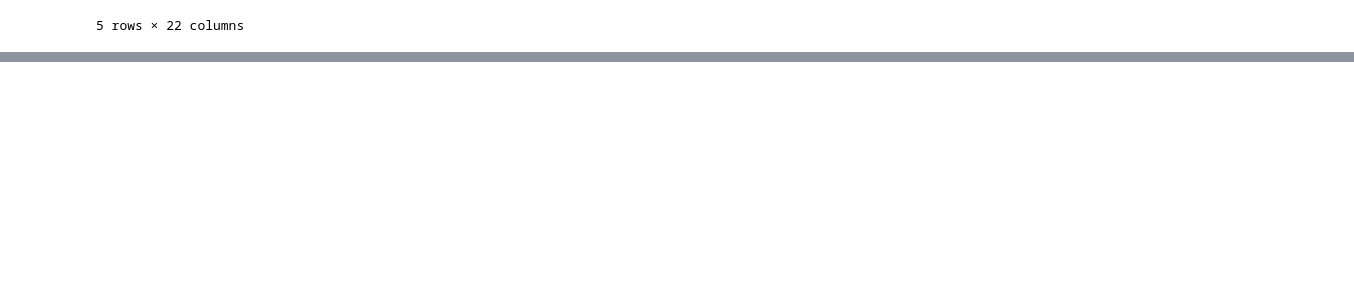
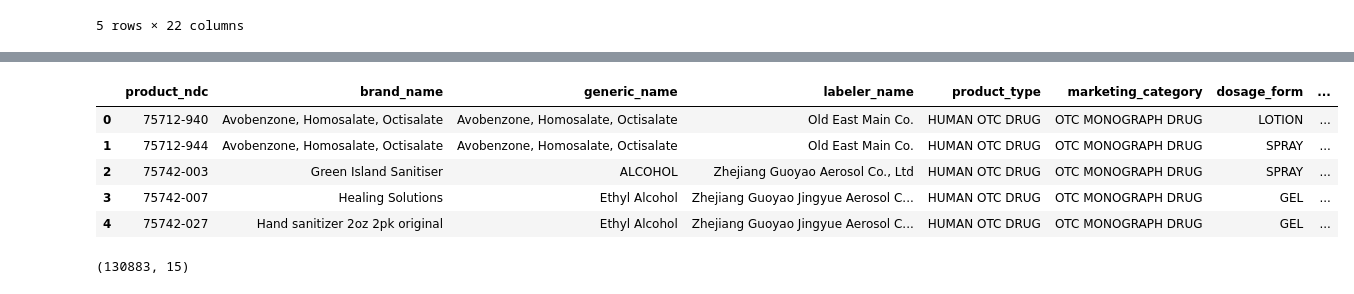
Before and after one commit to SheshmaJ/ADS-507-Final-Team-Project, a Jupyter notebook: ADS507_Final_FDA_Shortage.ipynb, the cells around one changed output, grey strips where cells are left out. Cells and saved outputs as stored; diff of their text form; code cells hidden in the pictures; blank space fills up the shorter version.

Commit message:
Create core NDC products and packaging tables

```diff
--- a/ADS507_Final_FDA_Shortage.ipynb
+++ b/ADS507_Final_FDA_Shortage.ipynb
@@ -74,0 +62,39 @@ data/drug-ndc-0001-of-0001.json size: 234304502
+# %%
+# Create a clean, flat core NDC products table to serve as the primary
+# reference table for joining with FDA drug shortage data.
+# This table keeps only one-to-one product attributes (no nested fields).
+
+ndc_core_cols = [
+    "product_ndc",              # Primary identifier / join key
+    "brand_name",
+    "generic_name",
+    "labeler_name",
+    "product_type",
+    "marketing_category",
+    "dosage_form",
+    "route",
+    "finished",
+    "listing_expiration_date",
+    "marketing_start_date",
+    "marketing_end_date",
+    "application_number",
+    "pharm_class",
+    "dea_schedule"
+]
+
+ndc_products = df[ndc_core_cols].copy()
+
+ndc_products.head()
+# %% [output]
+|  | product_ndc | brand_name | generic_name | labeler_name | product_type | marketing_category | dosage_form | ... |
+| 0 | 75712-940 | Avobenzone, Homosalate, Octisalate | Avobenzone, Homosalate, Octisalate | Old East Main Co. | HUMAN OTC DRUG | OTC MONOGRAPH DRUG | LOTION | ... |
+| 1 | 75712-944 | Avobenzone, Homosalate, Octisalate | Avobenzone, Homosalate, Octisalate | Old East Main Co. | HUMAN OTC DRUG | OTC MONOGRAPH DRUG | SPRAY | ... |
+| 2 | 75742-003 | Green Island Sanitiser | ALCOHOL | Zhejiang Guoyao Aerosol Co., Ltd | HUMAN OTC DRUG | OTC MONOGRAPH DRUG | SPRAY | ... |
+| 3 | 75742-007 | Healing Solutions | Ethyl Alcohol | Zhejiang Guoyao Jingyue Aerosol C... | HUMAN OTC DRUG | OTC MONOGRAPH DRUG | GEL | ... |
+| 4 | 75742-027 | Hand sanitizer 2oz 2pk original | Ethyl Alcohol | Zhejiang Guoyao Jingyue Aerosol C... | HUMAN OTC DRUG | OTC MONOGRAPH DRUG | GEL | ... |
+# %%
+# Confirm how many rows and columns are in the core NDC table
+
+ndc_products.shape
+# %% [output]
+(130883, 15)
```
Also changed, not shown: parts of 6 cells of this notebook.
